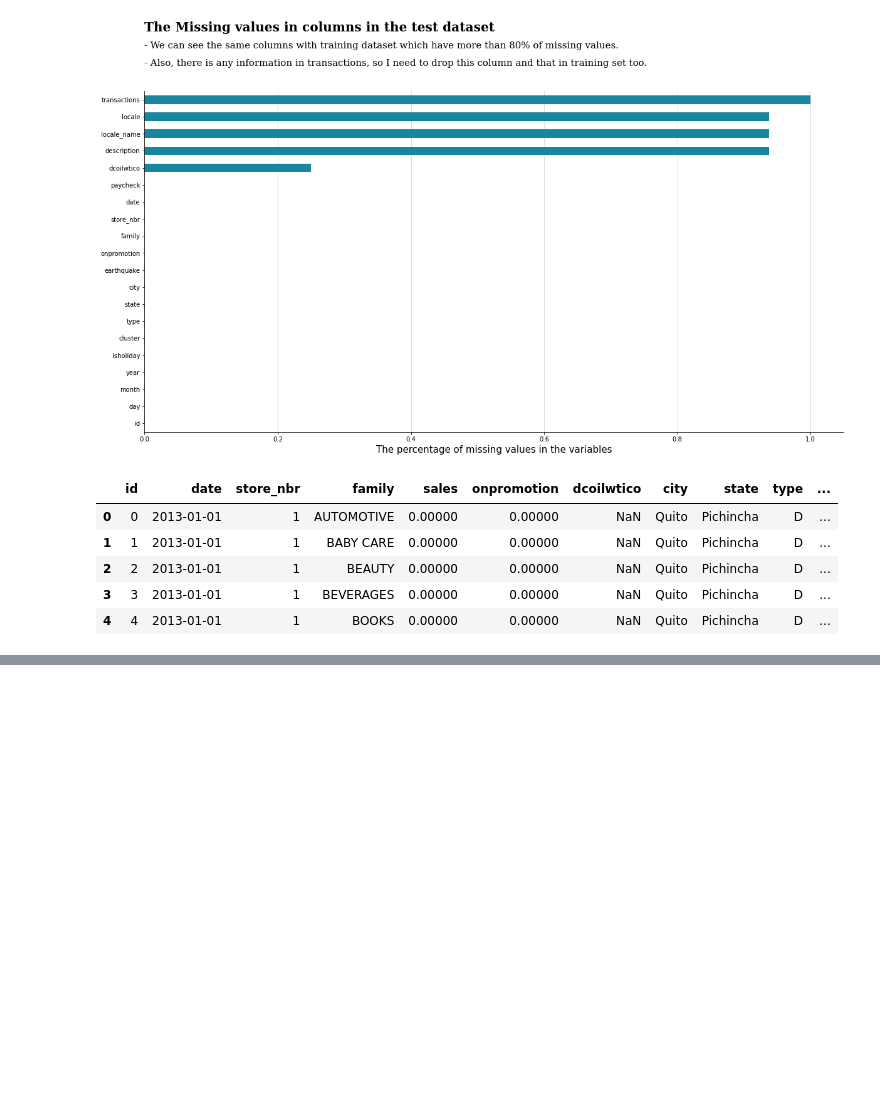
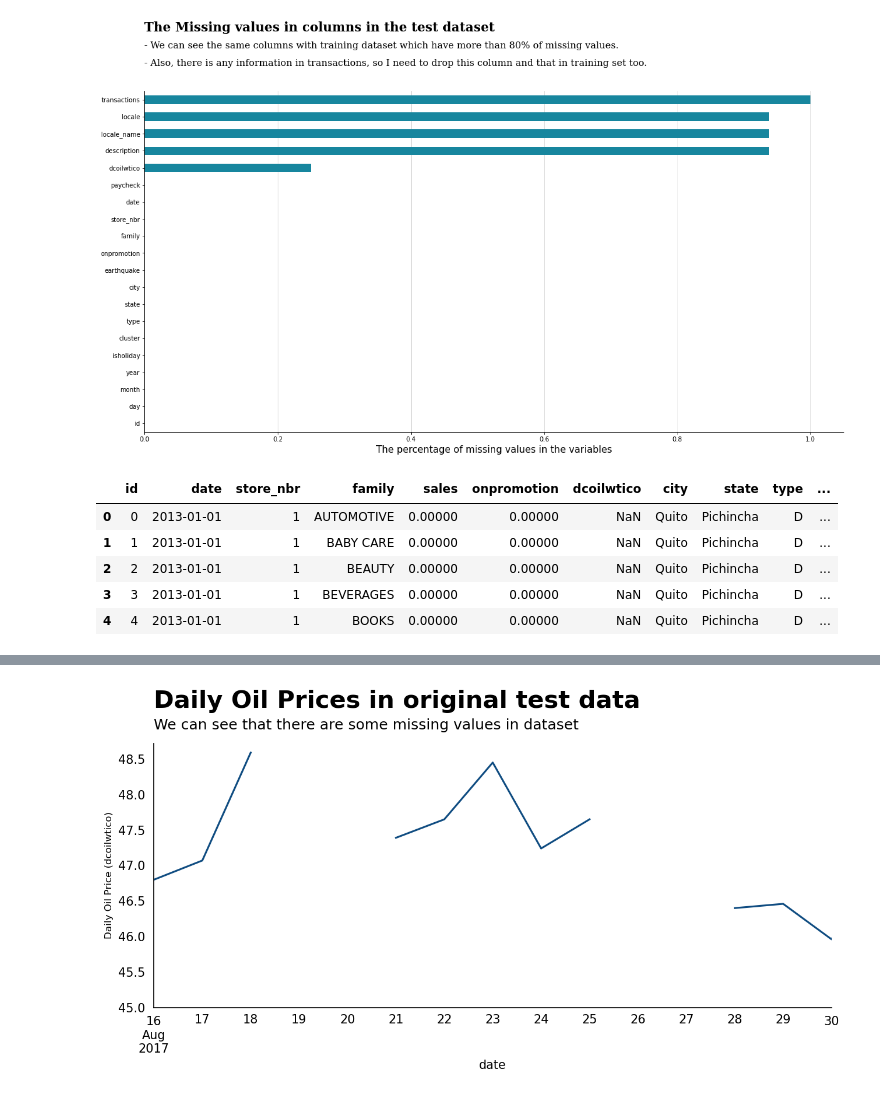
Before and after one commit to yejiseoung/Store_Time_Series_Forcasting, a Jupyter notebook: Store_Time_Series_Forcasting.ipynb, the cells around one changed output, grey strips where cells are left out. Saved outputs shown, nothing was run; the diff lists cells and outputs as text; code cells hidden in the pictures; blank space fills up the shorter version.

```diff
--- a/Store_Time_Series_Forcasting.ipynb
+++ b/Store_Time_Series_Forcasting.ipynb
@@ -437,0 +467,28 @@ test['dcoilwtico'].plot()
+# %%
+# original test data' dcoilwtico (oil)
+fig = plt.figure(figsize=(10,4), dpi=150, facecolor='white')
+gs = fig.add_gridspec(1,1)
+gs.update(wspace=0, hspace=0)
+
+ax = fig.add_subplot(gs[0,0])
+ax.set_facecolor('white')
+
+test.groupby(['date'])['dcoilwtico'].mean().plot(color='#0f4c81', ax=ax)
+
+Xstart, Xend = ax.get_xlim()
+Ystart, Yend = ax.get_ylim()
+
+ax.set_ylim([45, Yend])
+ax.set_xlim([Xstart, Xend-1])
+ax.set_ylabel('Daily Oil Price (dcoilwtico)', fontsize=8)
+ax.tick_params(axis='both', which='both', left=False, bottom=False)
+
+plt.setp(ax.xaxis.get_majorticklabels(), rotation=0)
+
+for s in ['right', 'top']:
+    ax.spines[s].set_visible(False)
+
+ax.text(Xstart, Yend+0.5, "Daily Oil Prices in original test data", fontsize=20, fontweight='bold')
+ax.text(Xstart, Yend+0.2, "We can see that there are some missing values in dataset", fontsize=12, fontweight='light');
+# %% [output]
+[figure, added]
```
Also changed, not shown: parts of 32 cells of this notebook.
